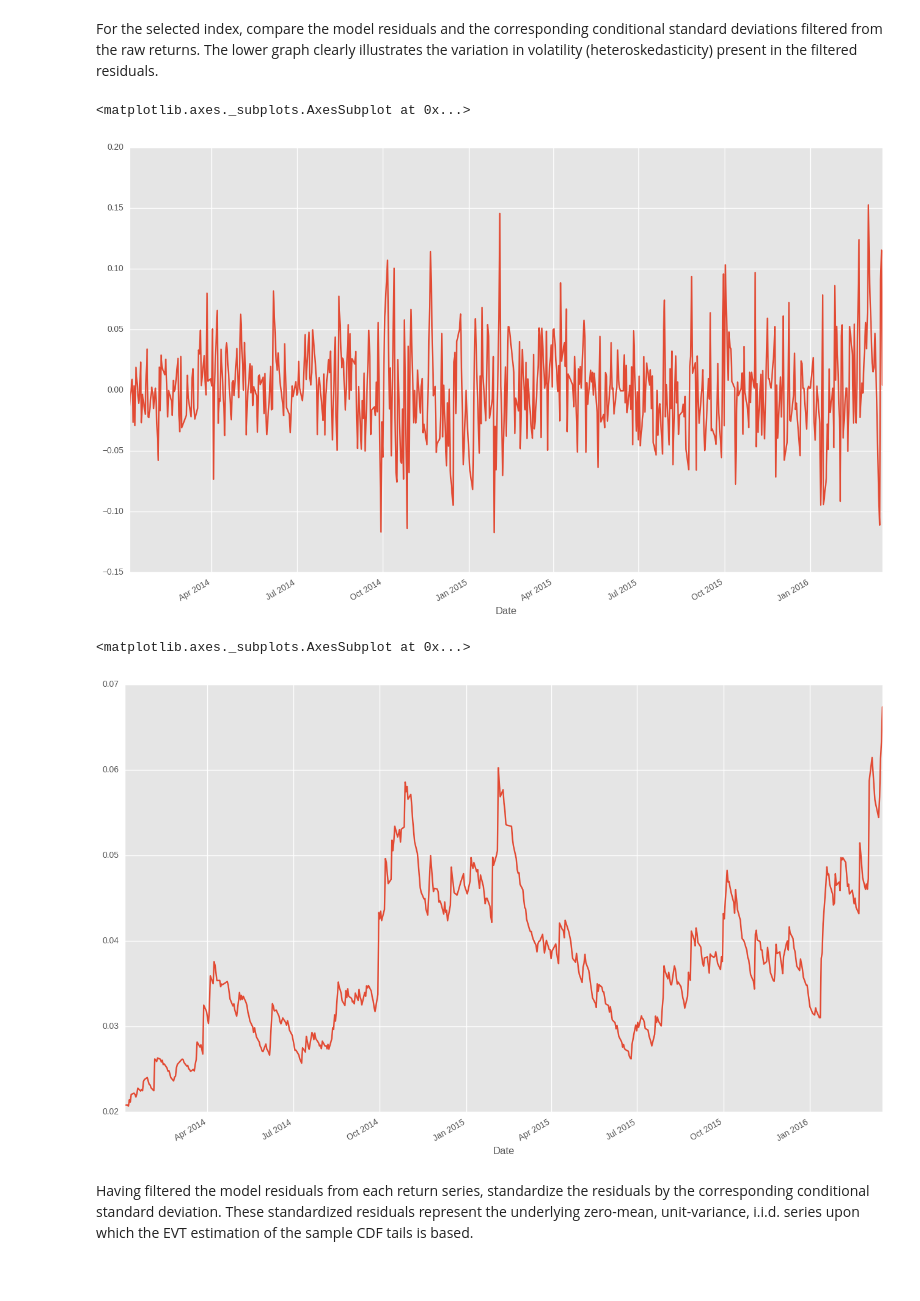
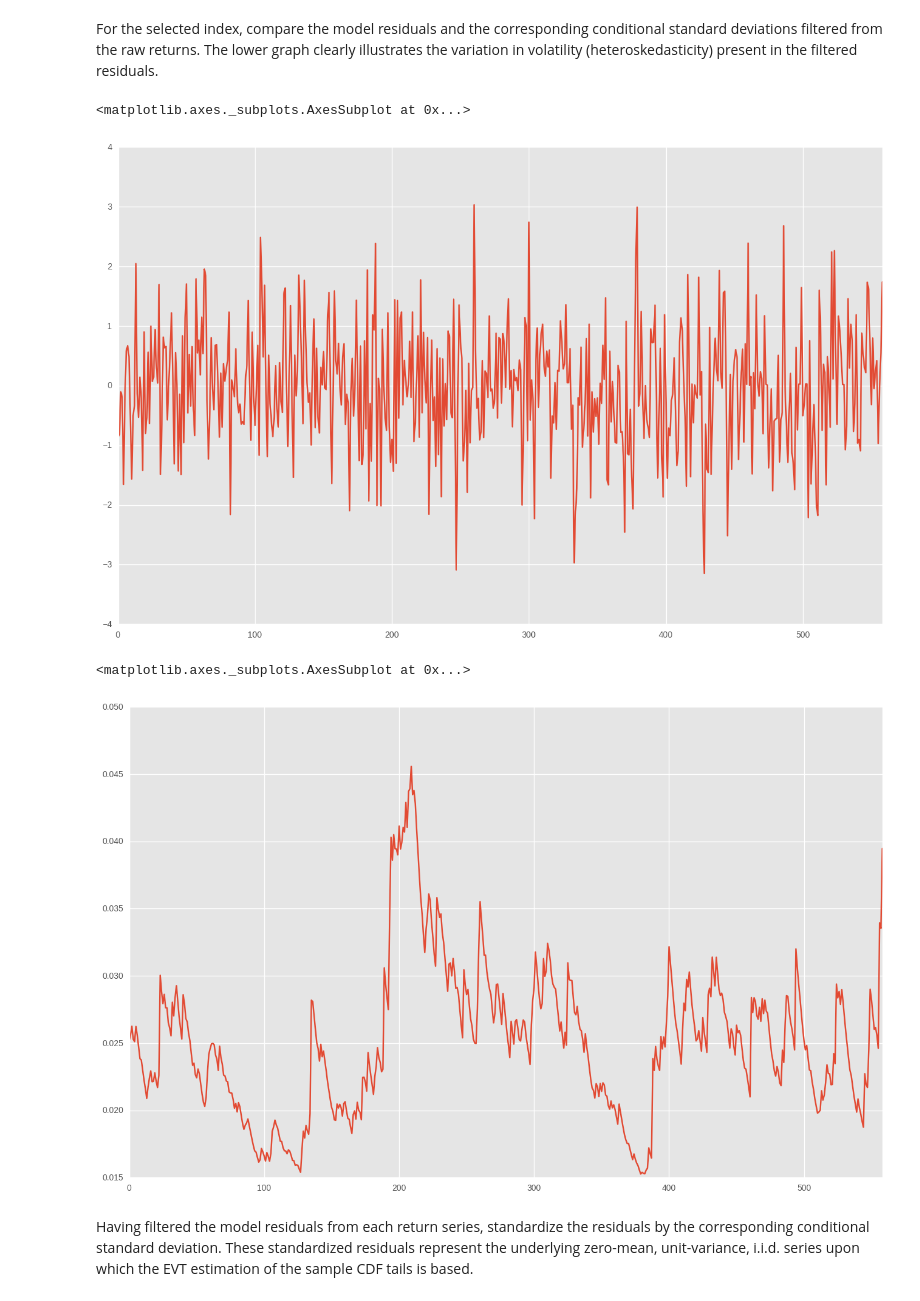
Before and after one commit to helderrezende/TCC, a Jupyter notebook: TCC Helder.ipynb, the cells around one changed output. Cells and saved outputs as stored; diff of their text form; code cells hidden in the pictures.

```diff
--- a/TCC Helder.ipynb
+++ b/TCC Helder.ipynb
@@ -56,3 +51,9 @@ cotacoesBbdc = web.DataReader('BBDC4.SA', data_source='yahoo', start='1/1/2014',
+# %%
+ativos = ['RADL3', 'BRML3','ABEV3','PCAR4']
+N = len(ativos)
+cotacoes_list = []
+for x in ativos:
+    cotacoes_list.append( web.DataReader(x + ".SA", data_source='yahoo', start='1/1/2014', end = '3/20/2016')['Close'])
 # %%
 cotacoes_list = [cotacoesFibr,cotacoesPetr,cotacoesItub,cotacoesBbdc]
 cotacoes = pd.DataFrame(index = ativos, data = cotacoes_list).transpose().dropna()
@@ -602,0 +568,8 @@ residuos_normalizados = residuos/volatilidade_condicional
+# %%
+residuos = pd.read_csv('residuos.csv')
+residuos = residuos.drop('Unnamed: 0', 1).transpose().reset_index(drop=True)
+residuos.columns = ativos
+# %%
+volatilidade_condicional = pd.read_csv('volatilidade.csv')
+volatilidade_condicional = volatilidade_condicional.drop('Unnamed: 0', 1).transpose().reset_index(drop=True)
+volatilidade_condicional.columns = ativos
@@ -603,15 +589,15 @@ residuos_normalizados = residuos/volatilidade_condicional
 # %% [markdown]
 For the selected index, compare the model residuals and the corresponding conditional standard deviations filtered from the raw returns. The lower graph clearly illustrates the variation in volatility (heteroskedasticity) present in the filtered residuals.
 # %%
-residuos.ix[:,1].plot(figsize=(16,10))
+residuos_normalizados.ix[:,3].plot(figsize=(16,10))
 # %% [output]
 <matplotlib.axes._subplots.AxesSubplot at 0x...>
-[figure, old version]
+[figure, new version]
 # %%
 volatilidade_condicional.ix[:,1].plot(figsize=(16,10))
 # %% [output]
 <matplotlib.axes._subplots.AxesSubplot at 0x...>
-[figure, old version]
+[figure, new version]
 # %% [markdown]
 Having filtered the model residuals from each return series, standardize the residuals by the corresponding conditional standard deviation. These standardized residuals represent the underlying zero-mean, unit-variance, i.i.d. series upon which the EVT estimation of the sample CDF tails is based.
 # %%
```
Also changed, not shown: parts of 70 cells of this notebook, 9 other files.
